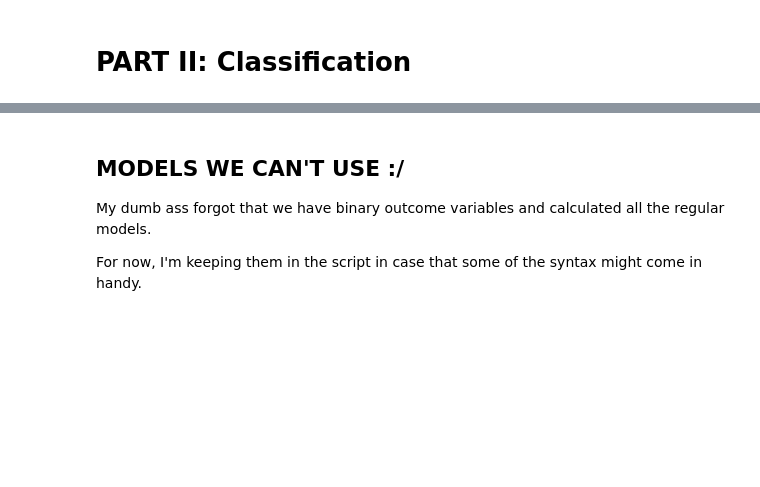
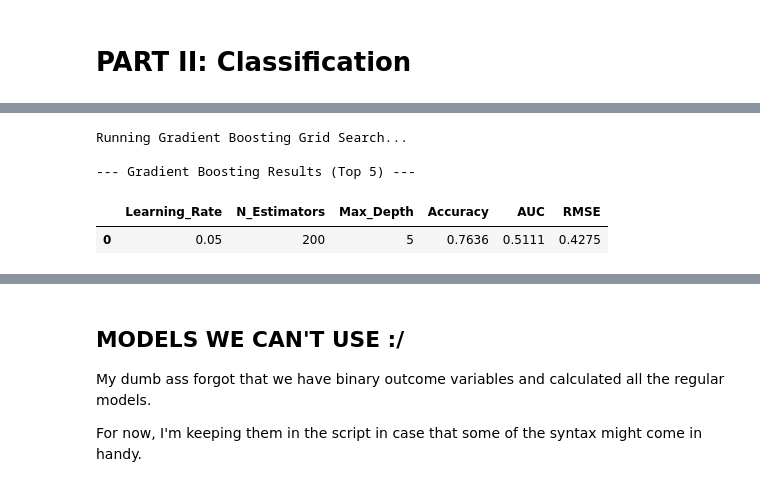
Before and after one commit to 4mbrus/Data-Analysis-3, a Jupyter notebook: Assignment 2/assignment_2.ipynb, the cells around one changed output, grey strips where cells are left out. Saved outputs shown, nothing was run; the diff lists cells and outputs as text; code cells hidden in the pictures; blank space fills up the shorter version.

```diff
--- a/Assignment 2/assignment_2.ipynb
+++ b/Assignment 2/assignment_2.ipynb
@@ -924,0 +996,35 @@ Also we should make up some "bussnies scenario" so we can write the summary that
+# %%
+## GBM ##
+
+
+# Setup Data
+X_train_gb = rfvars.iloc[train_idx] # Use the same clean vars as Random Forest
+y_train_gb = y_train.iloc[train_idx]
+
+# Define the Hyperparameter Grid
+gb_params = {
+    'n_estimators': [200],
+    'learning_rate': [0.05],
+    'max_depth': [5]}
+
+# Setup Model
+gb_model = GradientBoostingClassifier(random_state=42)
+
+# Run Grid Search with Multiple Metrics
+gb_grid = GridSearchCV(
+    gb_model,
+    gb_params,
+    cv=5,
+    refit='neg_brier_score',  # Optimize for best PROBABILITY (RMSE)
+    scoring=['accuracy', 'roc_auc', 'neg_brier_score'],
+    n_jobs=-1
+)
+
+print("Running Gradient Boosting Grid Search...")
+gb_grid.fit(X_train_gb, y_train_gb)
+# %% [output]
+Running Gradient Boosting Grid Search...
+
+--- Gradient Boosting Results (Top 5) ---
+|  | Learning_Rate | N_Estimators | Max_Depth | Accuracy | AUC | RMSE |
+| 0 | 0.05 | 200 | 5 | 0.7636 | 0.5111 | 0.4275 |
```
Also changed, not shown: parts of 17 cells of this notebook.
